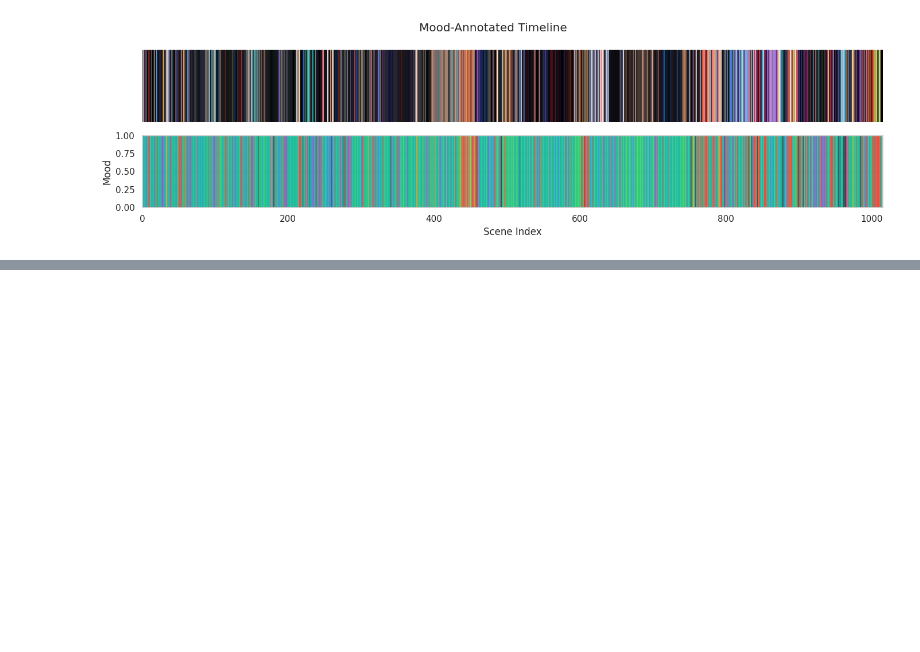
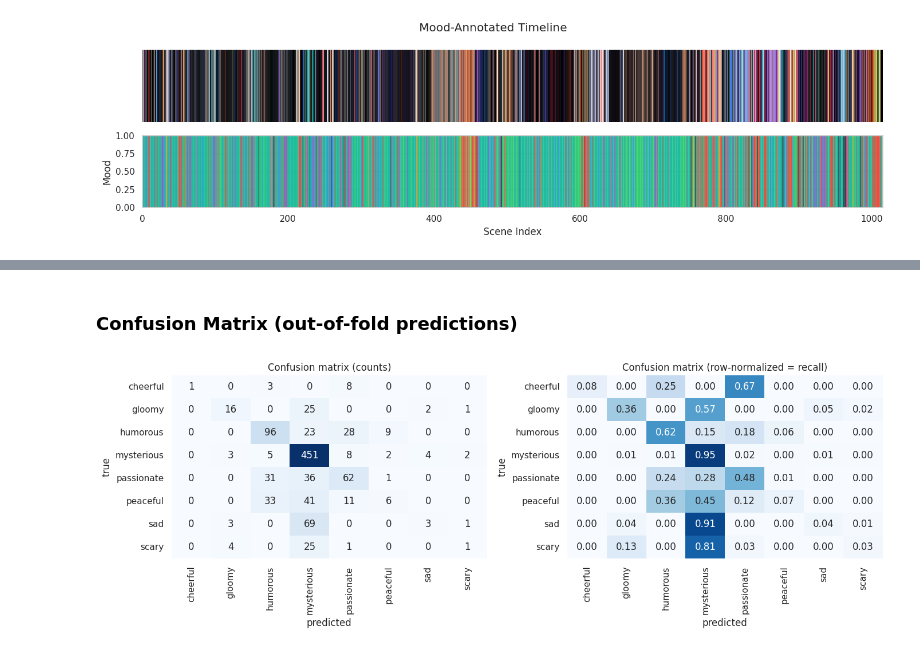
Before and after one commit to bryanz35/movie-color-mood-analysis, a Jupyter notebook: notebooks/exploration.ipynb, the cells around one changed output, grey strips where cells are left out. Drawn from its saved outputs; the diff is of its cells as text; code cells hidden in the pictures; blank space fills up the shorter version.

```diff
--- a/notebooks/exploration.ipynb
+++ b/notebooks/exploration.ipynb
@@ -74,0 +133,21 @@ plot_mood_timeline(palettes_data, annotations["scenes"]);
+# %% [markdown]
+### Confusion Matrix (out-of-fold predictions)
+# %%
+cm_labels = clf_results['confusion_matrix']['labels']
+cm = np.array(clf_results['confusion_matrix']['matrix'])
+cm_norm = cm / cm.sum(axis=1, keepdims=True).clip(min=1)
+
+fig, axes = plt.subplots(1, 2, figsize=(14, 5))
+sns.heatmap(cm, annot=True, fmt='d', cmap='Blues',
+            xticklabels=cm_labels, yticklabels=cm_labels, ax=axes[0], cbar=False)
+axes[0].set_title('Confusion matrix (counts)')
+axes[0].set_xlabel('predicted'); axes[0].set_ylabel('true')
+
+sns.heatmap(cm_norm, annot=True, fmt='.2f', cmap='Blues', vmin=0, vmax=1,
+            xticklabels=cm_labels, yticklabels=cm_labels, ax=axes[1], cbar=False)
+axes[1].set_title('Confusion matrix (row-normalized = recall)')
+axes[1].set_xlabel('predicted'); axes[1].set_ylabel('true')
+plt.tight_layout()
+plt.show()
+# %% [output]
+[figure, added]
```
Also changed, not shown: parts of 11 cells of this notebook, 2 other files.
